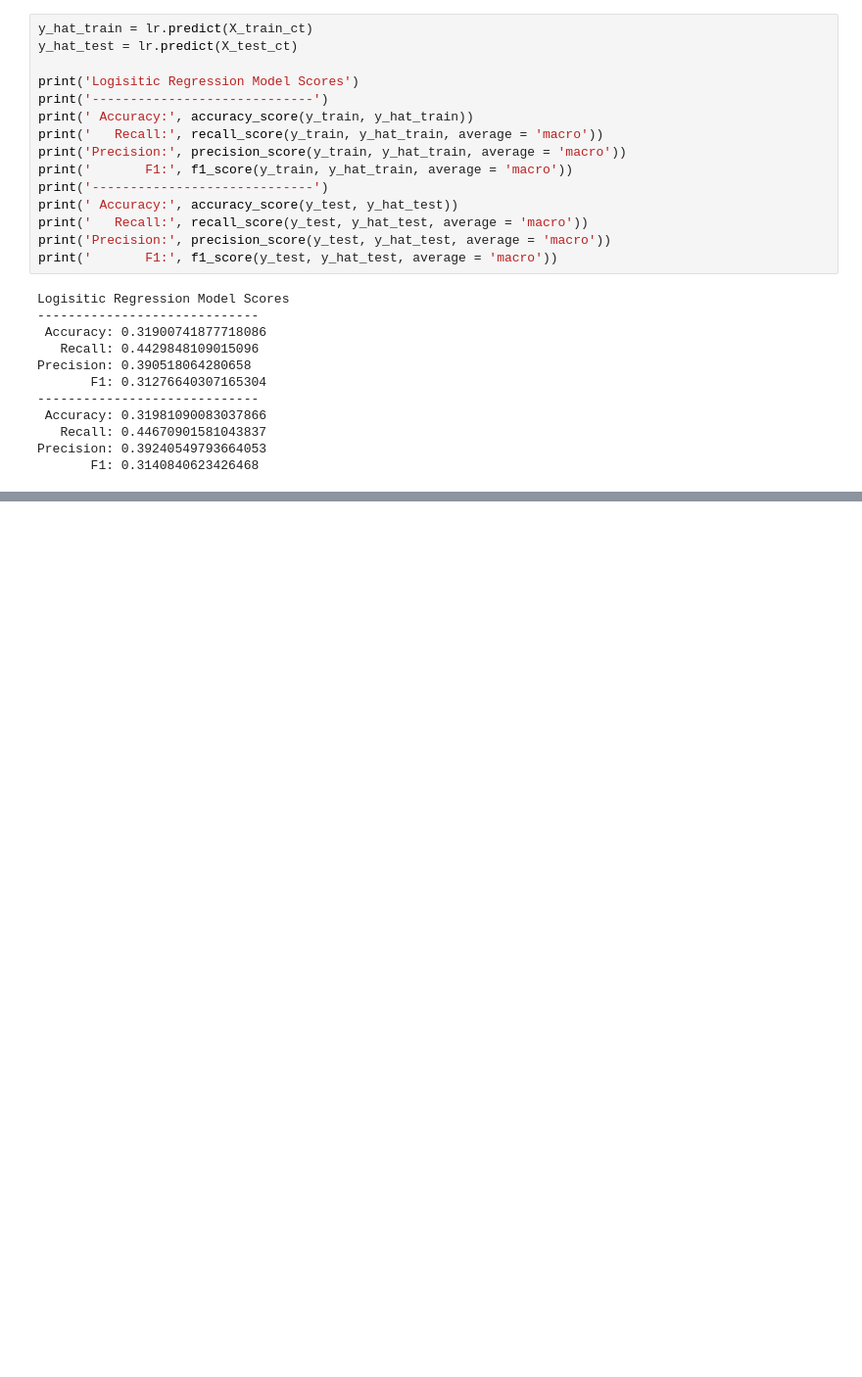
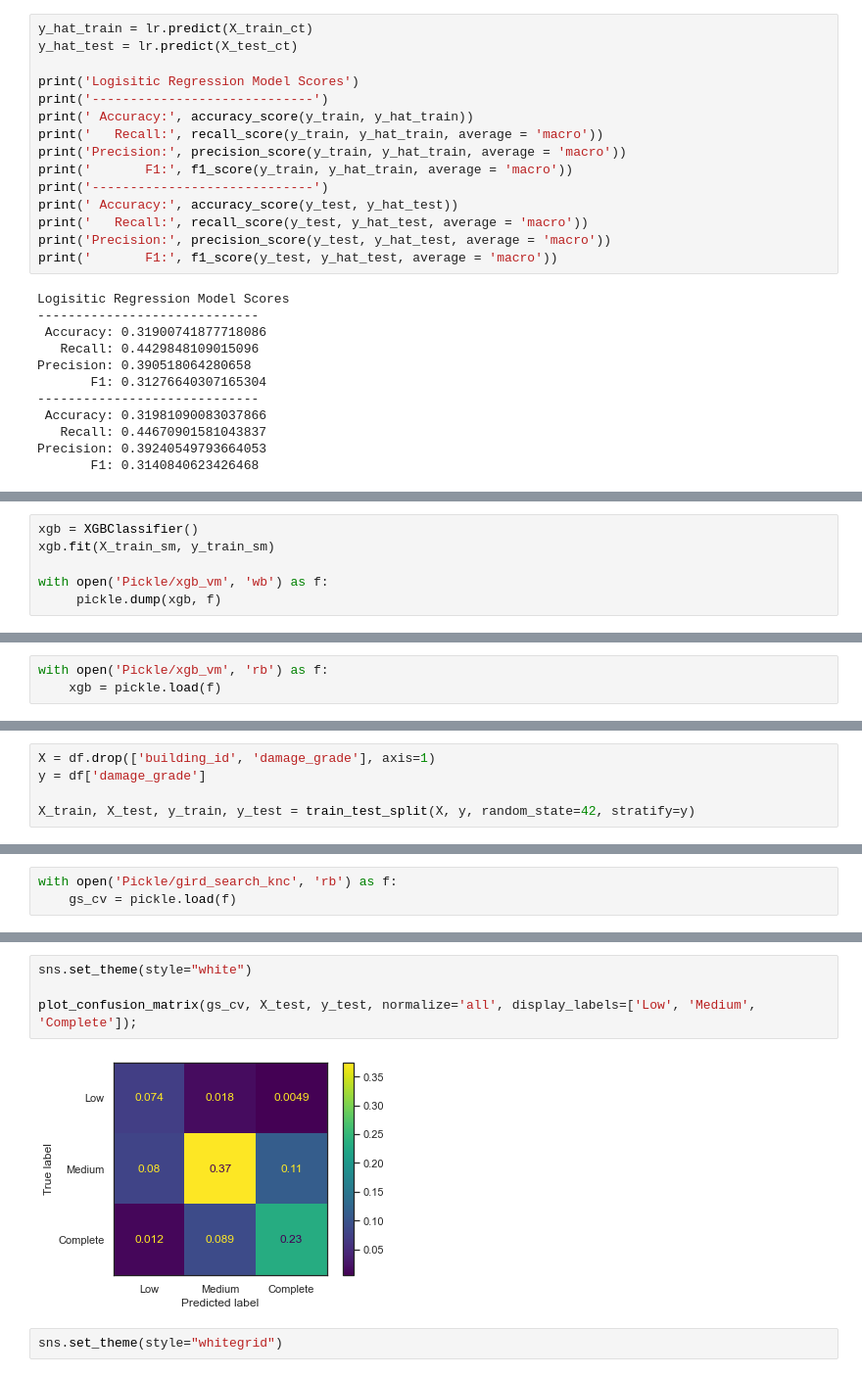
Before and after one commit to WolfnChaos/Capstone-Modeling-Earthquake-Damage, a Jupyter notebook: First_Working_Notebook.ipynb, the cells around one changed output, grey strips where cells are left out. Shown: that part at 98% size. Cells and saved outputs as stored; diff of their text form; blank space fills up the shorter version.

```diff
--- a/First_Working_Notebook.ipynb
+++ b/First_Working_Notebook.ipynb
@@ -595,0 +678,6 @@ Precision: 0.39240549793664053
+# %%
+xgb = XGBClassifier()
+xgb.fit(X_train_sm, y_train_sm)
+
+with open('Pickle/xgb_vm', 'wb') as f:
+     pickle.dump(xgb, f)
@@ -595,0 +686,3 @@ Precision: 0.39240549793664053
+# %%
+with open('Pickle/xgb_vm', 'rb') as f:
+    xgb = pickle.load(f)
@@ -595,0 +720,5 @@ Precision: 0.39240549793664053
+# %%
+X = df.drop(['building_id', 'damage_grade'], axis=1)
+y = df['damage_grade']
+
+X_train, X_test, y_train, y_test = train_test_split(X, y, random_state=42, stratify=y)
@@ -595,0 +751,3 @@ Precision: 0.39240549793664053
+# %%
+with open('Pickle/gird_search_knc', 'rb') as f:
+    gs_cv = pickle.load(f)
@@ -595,0 +765,8 @@ Precision: 0.39240549793664053
+# %%
+sns.set_theme(style="white")
+
+plot_confusion_matrix(gs_cv, X_test, y_test, normalize='all', display_labels=['Low', 'Medium', 'Complete']);
+# %% [output]
+[figure, added]
+# %%
+sns.set_theme(style="whitegrid")
```
Also changed, not shown: parts of 31 cells of this notebook.
